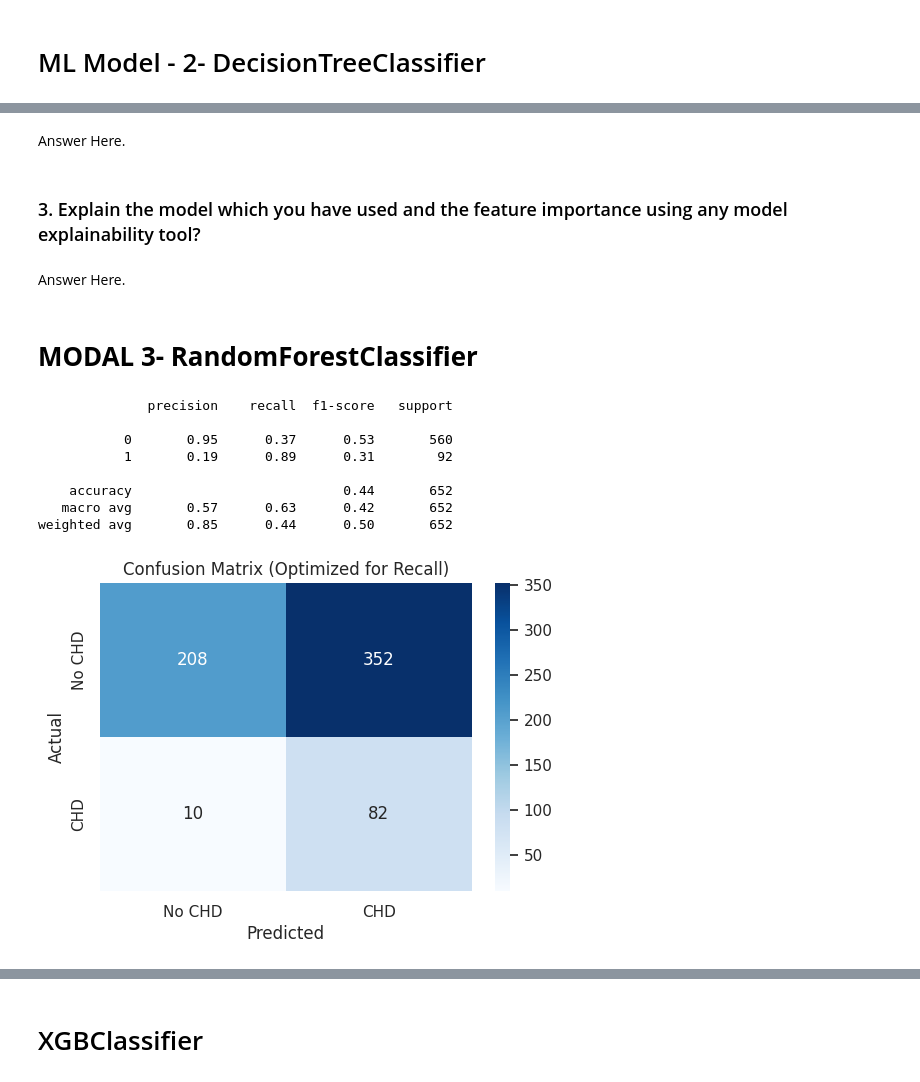
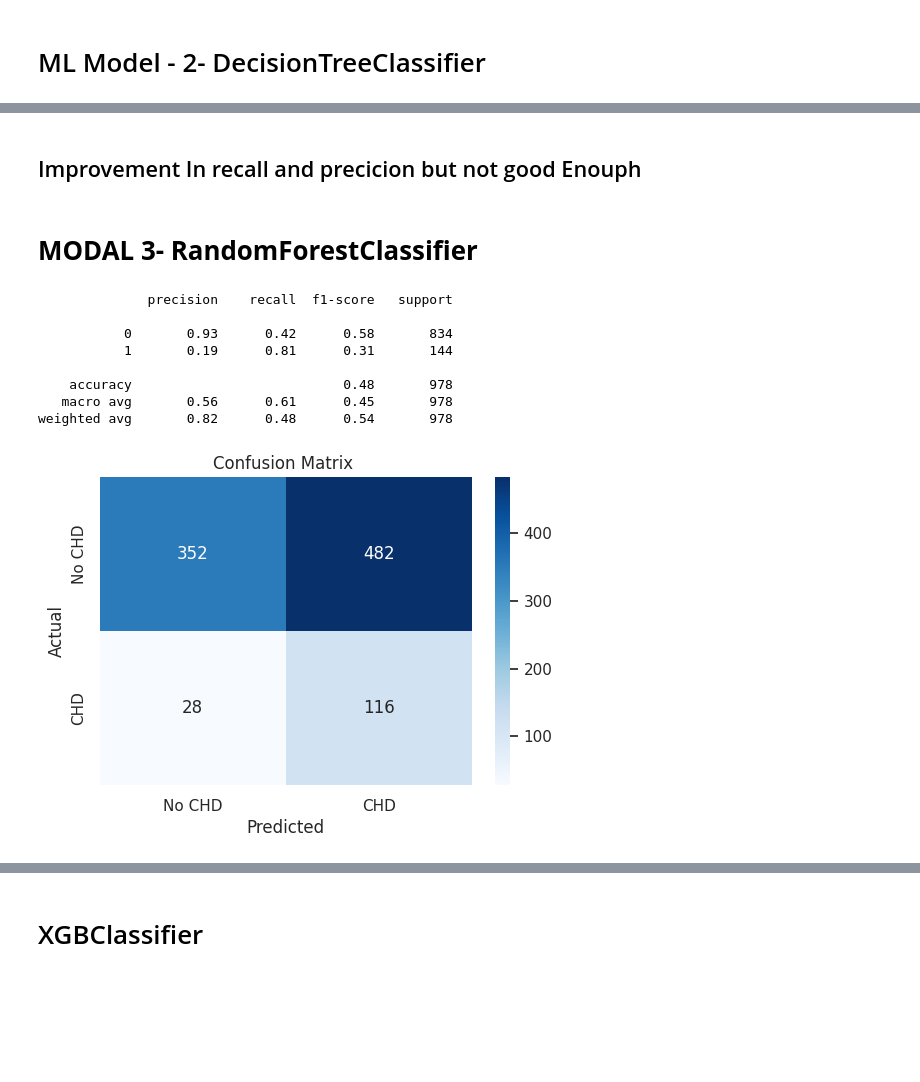
Before and after one commit to rameez16/Machine-Learning, a Jupyter notebook: Cardio_Vascular_Risk_Prediction.ipynb, the cells around one changed output, grey strips where cells are left out. Drawn from its saved outputs; the diff is of its cells as text; code cells hidden in the pictures; blank space fills up the shorter version.

```diff
--- a/Cardio_Vascular_Risk_Prediction.ipynb
+++ b/Cardio_Vascular_Risk_Prediction.ipynb
@@ -1700,6 +1725,8 @@ X_train_resampled, y_train_resampled = smote.fit_resample(X_train, y_train)
 ## ***7. ML Model Implementation***
 # %% [markdown]
 # ML Model - 1- LOGISTIC REGRESSION
+# %%
+comfusion_matrix_store={}
 # %%
 # ML Model - 1 Implementation
 from sklearn.linear_model import LogisticRegression
@@ -1767,6 +1794,7 @@ y_test.shape
 (978,)
 # %%
 cm = confusion_matrix(y_test, y_pred)
+comfusion_matrix_store['Logistic Regression']=cm
 plt.figure(figsize=(6, 4))
 sns.heatmap(cm, annot=True, fmt='d', cmap='Blues',
             xticklabels=['No Risk', 'Risk'],
@@ -1938,6 +1966,7 @@ weighted avg       0.80      0.84      0.81       978
 from sklearn.metrics import confusion_matrix, ConfusionMatrixDisplay
 
 cm = confusion_matrix(y_test, y_pred)
+comfusion_matrix_store['Logistic Regression_tuned']=cm
 disp = ConfusionMatrixDisplay(confusion_matrix=cm, display_labels=['No Risk', 'Risk'])
 disp.plot(cmap='Blues')
 # %% [output]
@@ -1992,7 +2026,7 @@ Answer Here.
 # ML Model - 2- DecisionTreeClassifier
 # %%
 # ML Model - 3 Implementation
-df.columns
+
 from sklearn.tree import DecisionTreeClassifier
 from sklearn.metrics import classification_report, confusion_matrix, accuracy_score
 
@@ -2014,10 +2048,17 @@ y_pred_dt = clf.predict(X_test_dt)
 print("Accuracy:", accuracy_score(y_test_dt, y_pred_dt))
 print("Confusion Matrix:\n", confusion_matrix(y_test_dt, y_pred_dt))
 print("Classification Report:\n", classification_report(y_test_dt, y_pred_dt))
-                       # Target
-# Fit the Algorithm
+comfusion_matrix_store['DecisionTreeClassifier']=confusion_matrix(y_test_dt, y_pred_dt)
 
-# Predict on the model
+cm=confusion_matrix(y_test_dt, y_pred_dt)
+plt.figure(figsize=(6, 4))
+sns.heatmap(cm, annot=True, fmt="d", cmap="Blues",
+            xticklabels=["No CHD", "CHD"],
+            yticklabels=["No CHD", "CHD"])
+plt.xlabel("Predicted")
+plt.ylabel("Actual")
+plt.title("Confusion Matrix ")
+plt.show()
 # %% [output]
 Accuracy: 0.7438650306748467
 Confusion Matrix:
@@ -2101,9 +2077,5 @@ Answer Here.
-# %% [markdown]
-Answer Here.
-# %% [markdown]
-### 3. Explain the model which you have used and the feature importance using any model explainability tool?
-# %% [markdown]
-Answer Here.
+# %% [markdown]
+## Improvement In recall and precicion but not good Enouph
 # %% [markdown]
 # **MODAL 3- RandomForestClassifier**
 # %%
@@ -2128,39 +2100,40 @@ model = RandomForestClassifier(
 
     # Additional precision-focused params
     min_samples_split=50,        # Fewer splits → simpler trees
     max_samples=0.8,             # Subsample for diversity
     random_state=42,
 
     # Enable probability calibration
     criterion='entropy'          # Better for imbalanced classes
 )
 model.fit(X_res, y_res)
 
 # Adjust threshold to maximize recall
 y_probs = model.predict_proba(X_test)[:, 1]
 y_pred = (y_probs >= 0.3).astype(int)  # Lower threshold
 
 print(classification_report(y_test, y_pred))
 
 cm=confusion_matrix(y_test, y_pred)
+comfusion_matrix_store['RandomForestClassifier']=cm
 plt.figure(figsize=(6, 4))
 sns.heatmap(cm, annot=True, fmt="d", cmap="Blues",
             xticklabels=["No CHD", "CHD"],
             yticklabels=["No CHD", "CHD"])
 plt.xlabel("Predicted")
 plt.ylabel("Actual")
 plt.title("Confusion Matrix ")
 plt.show()
 # %% [output]
               precision    recall  f1-score   support
 
-           0       0.95      0.37      0.53       560
-           1       0.19      0.89      0.31        92
+           0       0.93      0.42      0.58       834
+           1       0.19      0.81      0.31       144
 
-    accuracy                           0.44       652
-   macro avg       0.57      0.63      0.42       652
-weighted avg       0.85      0.44      0.50       652
+    accuracy                           0.48       978
+   macro avg       0.56      0.61      0.45       978
+weighted avg       0.82      0.48      0.54       978
-[figure, old version]
+[figure, new version]
 # %%
 X_res
 # %% [output]
```
Also changed, not shown: parts of 39 cells of this notebook.
